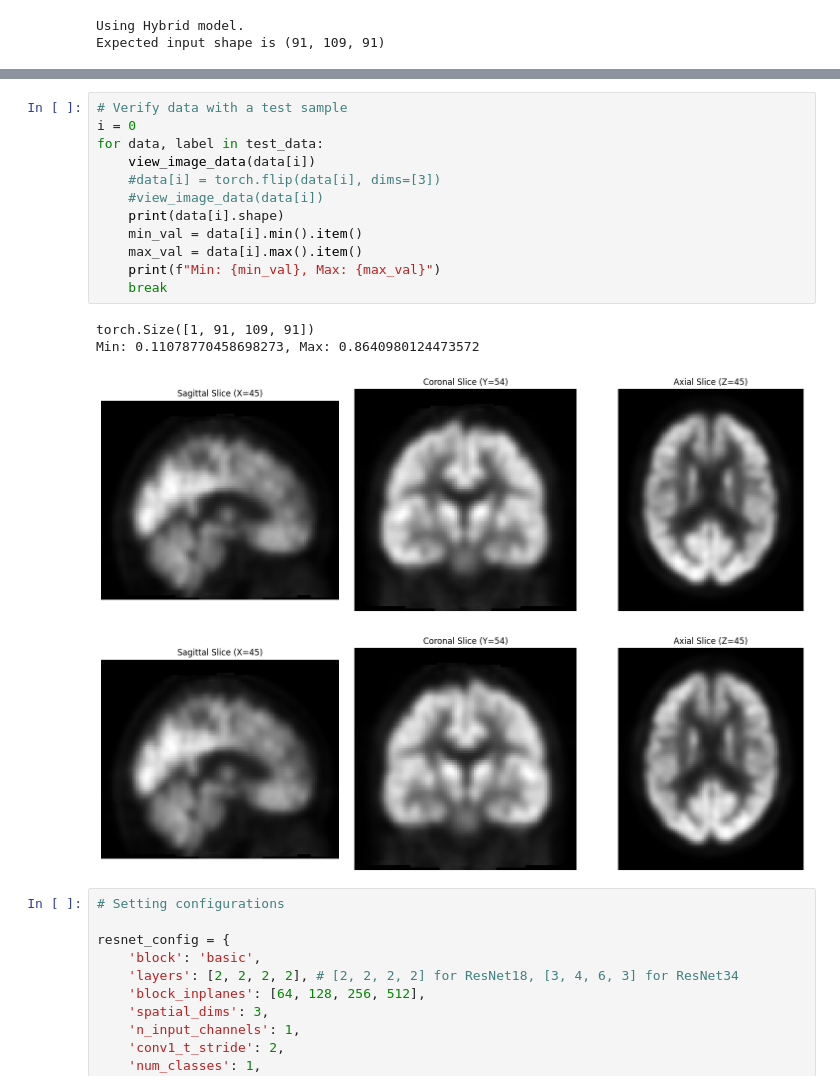
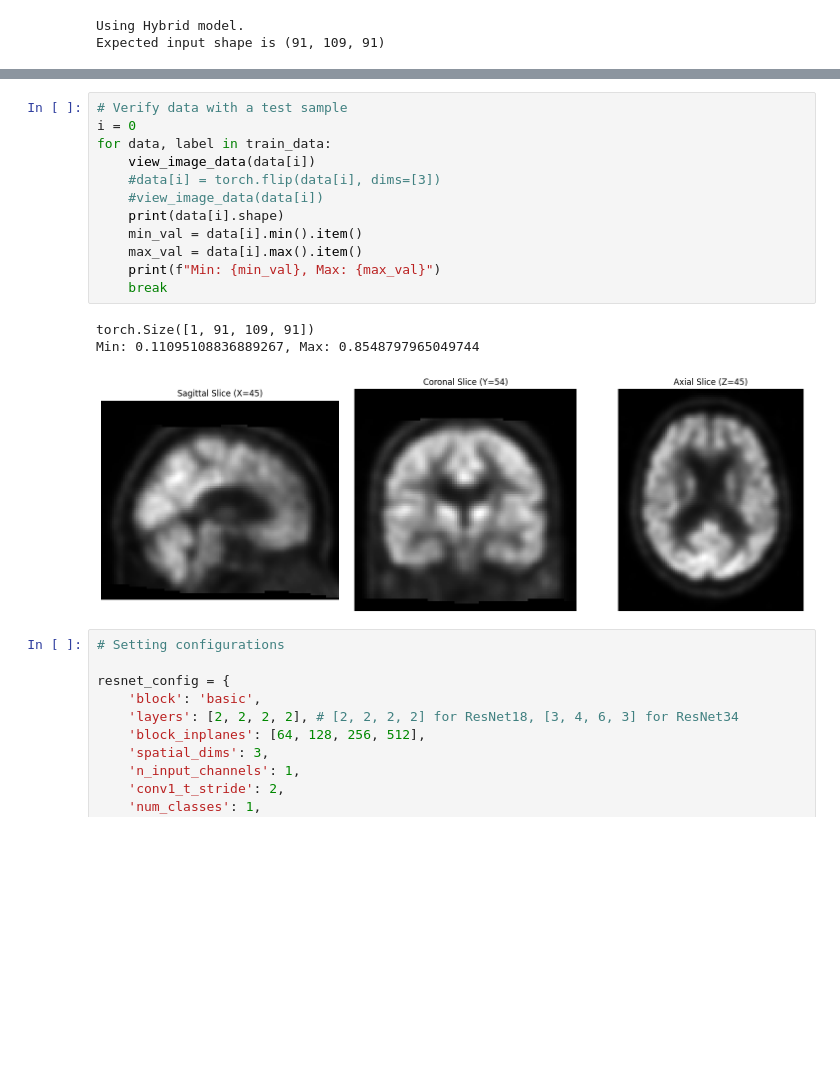
Before and after one commit to diogommiranda/Guiding-ViTs-attention-with-domain-knowledge-for-AD, a Jupyter notebook: code/hybrid-cnn-vit.ipynb, the cells around one changed output, grey strips where cells are left out. Saved outputs shown, nothing was run; the diff lists cells and outputs as text; blank space fills up the shorter version.

```diff
--- a/code/hybrid-cnn-vit.ipynb
+++ b/code/hybrid-cnn-vit.ipynb
@@ -118,20 +107,19 @@ Scanning /home/diogommiranda/tese/datasets/mni_reg_CV/smci_pmci_balanced/test...
 # %%
 # Verify data with a test sample
 i = 0
-for data, label in test_data:
+for data, label in train_data:
     view_image_data(data[i])
     #data[i] = torch.flip(data[i], dims=[3])
     #view_image_data(data[i])
     print(data[i].shape)
     min_val = data[i].min().item()
     max_val = data[i].max().item()
     print(f"Min: {min_val}, Max: {max_val}")
     break
 # %% [output]
 torch.Size([1, 91, 109, 91])
-Min: 0.11078770458698273, Max: 0.8640980124473572
+Min: 0.11095108836889267, Max: 0.8548797965049744
-[figure, old version]
+[figure, new version]
-[figure, removed]
 # %%
 # Setting configurations
 
```
Also changed, not shown: parts of 12 cells of this notebook, 8 other files.
